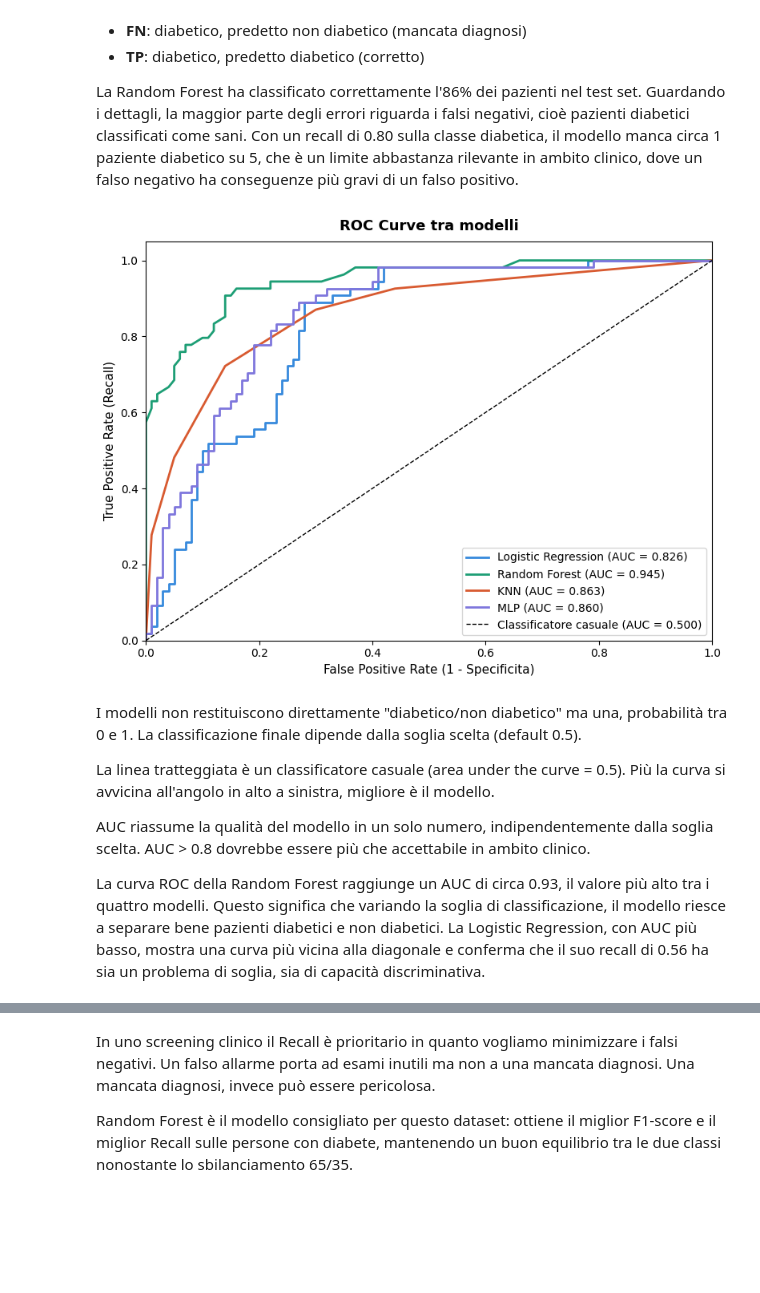
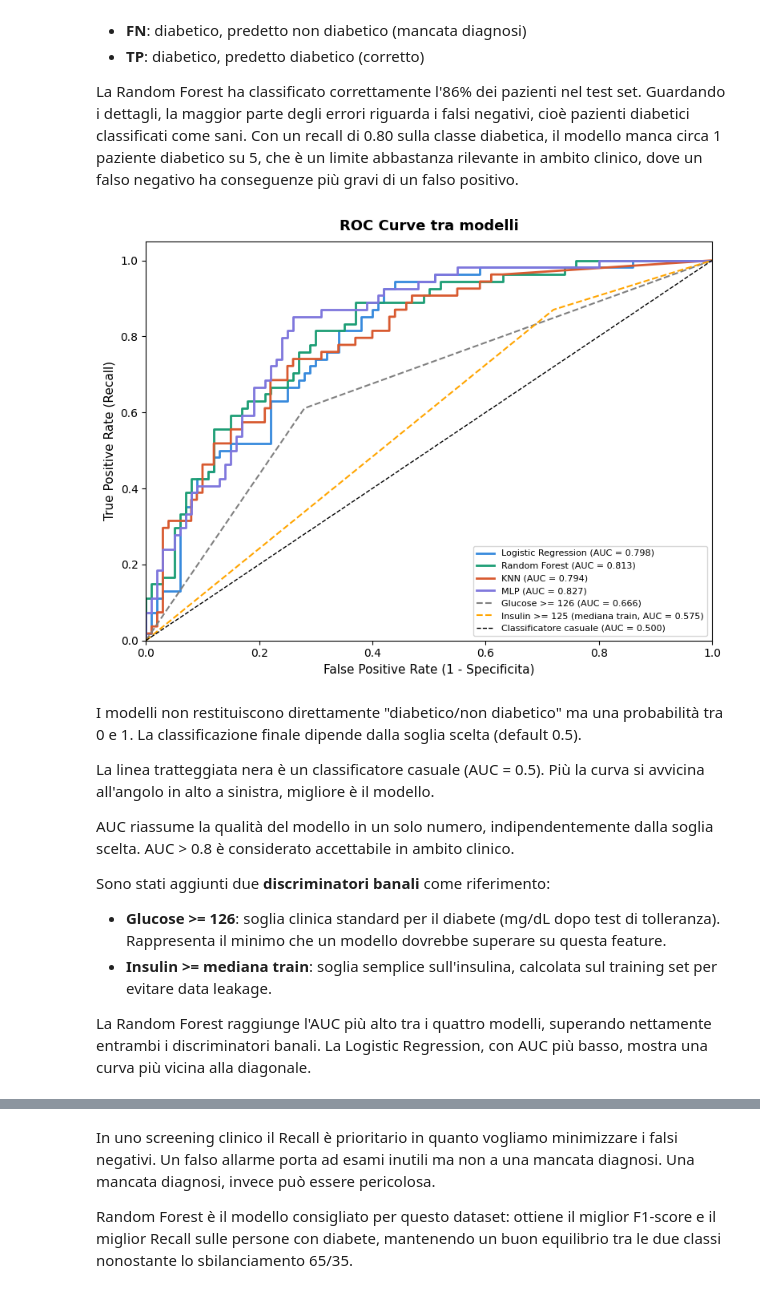
Before and after one commit to auroraloprino/LLM-Pima-Indians-Diabetes, a Jupyter notebook: notebook.ipynb, the cells around one changed output, grey strips where cells are left out. Saved outputs shown, nothing was run; the diff lists cells and outputs as text; code cells hidden in the pictures; blank space fills up the shorter version.

Commit message:
following feedback, added some discrimations with insulin and glucose and did a gridsearch for hyperparameters

```diff
--- a/notebook.ipynb
+++ b/notebook.ipynb
@@ -447,0 +493,26 @@ LogisticRegression does not accept missing values encoded as NaN natively. For s
+# %%
+
+print('Migliori iperparametri (CV sul training set, scoring=recall)\n')
+for nome, gs in grids.items():
+    print(f'{nome}')
+    print(f' Migliori parametri :{gs.best_params_}')
+    print(f' Recall medio in CV :{gs.best_score_:.3f}')
+    print()
+
+risultati = {}
+modelli_addestrati = {}
+
+for nome, gs in grids.items():
+    best_model = gs.best_estimator_
+    y_pred = best_model.predict(X_test_sc)
+    y_prob = best_model.predict_proba(X_test_sc)[:, 1]
+    risultati[nome] = {
+        'y_pred': y_pred,
+        'y_prob': y_prob,
+        'accuracy':accuracy_score(y_test, y_pred),
+        'precision':precision_score(y_test, y_pred),
+        'recall':recall_score(y_test, y_pred),
+        'f1':f1_score(y_test, y_pred),
+    }
+    modelli_addestrati[nome] = best_model
+    print(f'Modello addestrato: {nome}')
@@ -595,33 +681,50 @@ Guardando i dettagli, la maggior parte degli errori riguarda i falsi negativi, c
 # %%
 fig, ax = plt.subplots(figsize=(8, 6))
 colors_roc = ['#378ADD', '#1D9E75', '#D85A30', '#7F77DD']
 
 for (nome, res), color in zip(risultati.items(), colors_roc):
     fpr, tpr, _ = roc_curve(y_test, res['y_prob'])
     roc_auc = auc(fpr, tpr)
     ax.plot(fpr, tpr, color=color, lw=2, label=f'{nome} (AUC = {roc_auc:.3f})')
 
+# Discriminatore banale 1 con Glucose >= 126
+y_glucose = (X_test['Glucose'] >= 126).astype(int)
+fpr_g, tpr_g, _ = roc_curve(y_test, y_glucose)
+auc_g = auc(fpr_g, tpr_g)
+ax.plot(fpr_g, tpr_g, color='gray', lw=1.5, linestyle='--',
+        label=f'Glucose >= 126 (AUC = {auc_g:.3f})')
+
+# Discriminatore banale don Insulin >= mediana del training set
+soglia_insulin = mediane_train['Insulin']
+y_insulin = (X_test['Insulin'] >= soglia_insulin).astype(int)
+fpr_i, tpr_i, _ = roc_curve(y_test, y_insulin)
+auc_i = auc(fpr_i, tpr_i)
+ax.plot(fpr_i, tpr_i, color='orange', lw=1.5, linestyle='--',
+        label=f'Insulin >= {soglia_insulin:.0f} (mediana train, AUC = {auc_i:.3f})')
+
 ax.plot([0, 1], [0, 1], 'k--', lw=1, label='Classificatore casuale (AUC = 0.500)')
 ax.set_xlim([0, 1])
 ax.set_ylim([0, 1.05])
 ax.set_xlabel('False Positive Rate (1 - Specificita)', fontsize=11)
 ax.set_ylabel('True Positive Rate (Recall)', fontsize=11)
 ax.set_title('ROC Curve tra modelli', fontsize=13, fontweight='bold', pad=10)
-ax.legend(loc='lower right')
+ax.legend(loc='lower right', fontsize=8)
 plt.tight_layout()
 plt.show()
 # %% [output]
-[figure, old version]
+[figure, new version]
 # %% [markdown]
-I modelli non restituiscono direttamente "diabetico/non diabetico" ma una, probabilità tra 0 e 1. La classificazione finale dipende dalla soglia scelta (default 0.5).
+I modelli non restituiscono direttamente "diabetico/non diabetico" ma una probabilità tra 0 e 1. La classificazione finale dipende dalla soglia scelta (default 0.5).
 
-La linea tratteggiata è un classificatore casuale (area under the curve = 0.5).
-Più la curva si avvicina all'angolo in alto a sinistra, migliore è il modello.
+La linea tratteggiata nera è un classificatore casuale (AUC = 0.5). Più la curva si avvicina all'angolo in alto a sinistra, migliore è il modello.
 
-AUC riassume la qualità del modello in un solo numero, indipendentemente dalla soglia scelta. AUC > 0.8 dovrebbe essere più che accettabile in ambito clinico.
+AUC riassume la qualità del modello in un solo numero, indipendentemente dalla soglia scelta. AUC > 0.8 è considerato accettabile in ambito clinico.
 
-La curva ROC della Random Forest raggiunge un AUC di circa 0.93, il valore più alto tra i quattro modelli.
-Questo significa che variando la soglia di classificazione, il modello riesce a separare bene pazienti diabetici e non diabetici. La Logistic Regression, con AUC più basso, mostra una curva più vicina alla diagonale e conferma che il suo recall di 0.56 ha sia un problema di soglia, sia di capacità discriminativa.
+Sono stati aggiunti due **discriminatori banali** come riferimento:
+- **Glucose >= 126**: soglia clinica standard per il diabete (mg/dL dopo test di tolleranza). Rappresenta il minimo che un modello dovrebbe superare su questa feature.
+- **Insulin >= mediana train**: soglia semplice sull'insulina, calcolata sul training set per evitare data leakage.
+
+La Random Forest raggiunge l'AUC più alto tra i quattro modelli, superando nettamente entrambi i discriminatori banali. La Logistic Regression, con AUC più basso, mostra una curva più vicina alla diagonale.
 # %%
 rf = modelli_addestrati['Random Forest']
 importances = rf.feature_importances_
```
Also changed, not shown: parts of 28 cells of this notebook.
